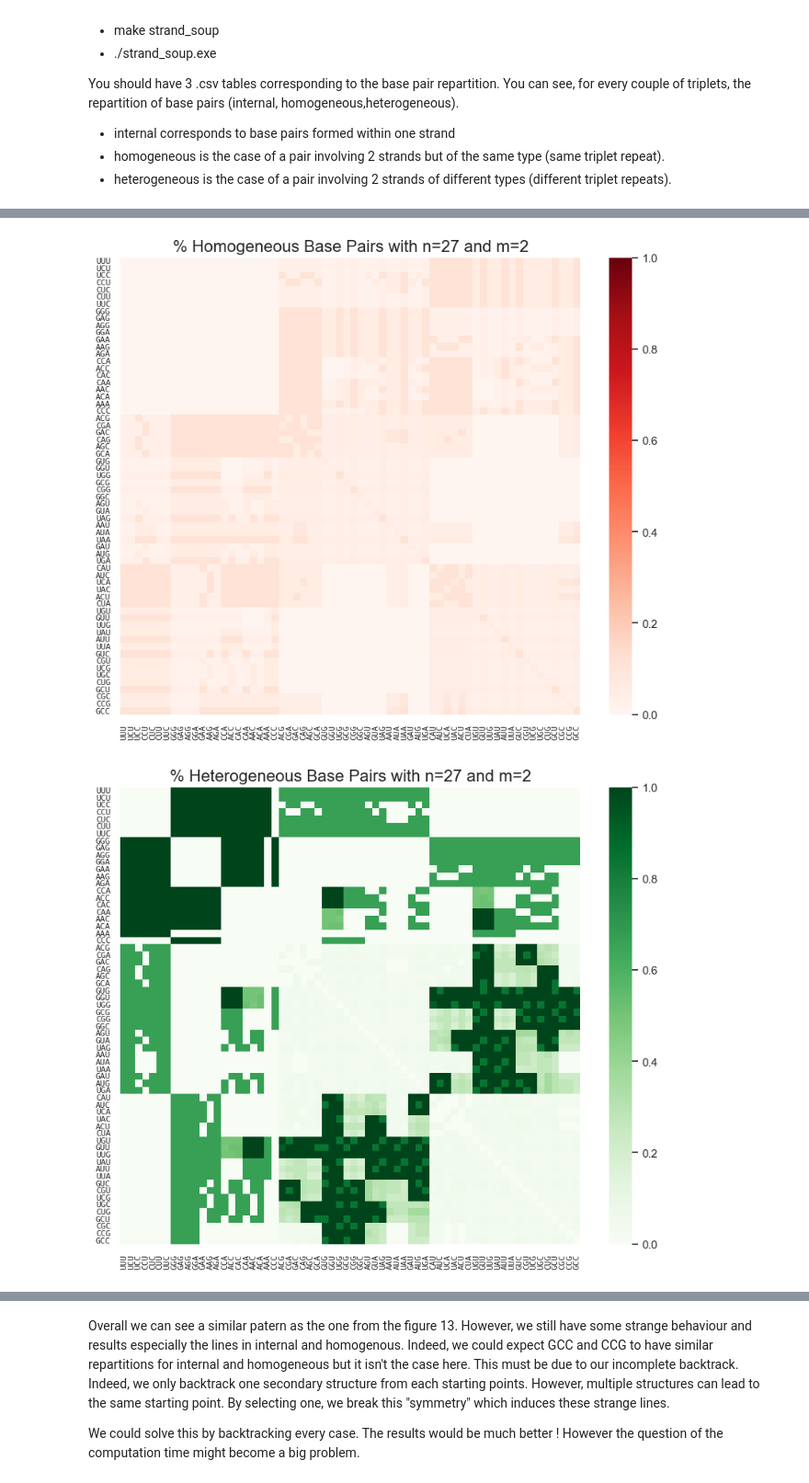
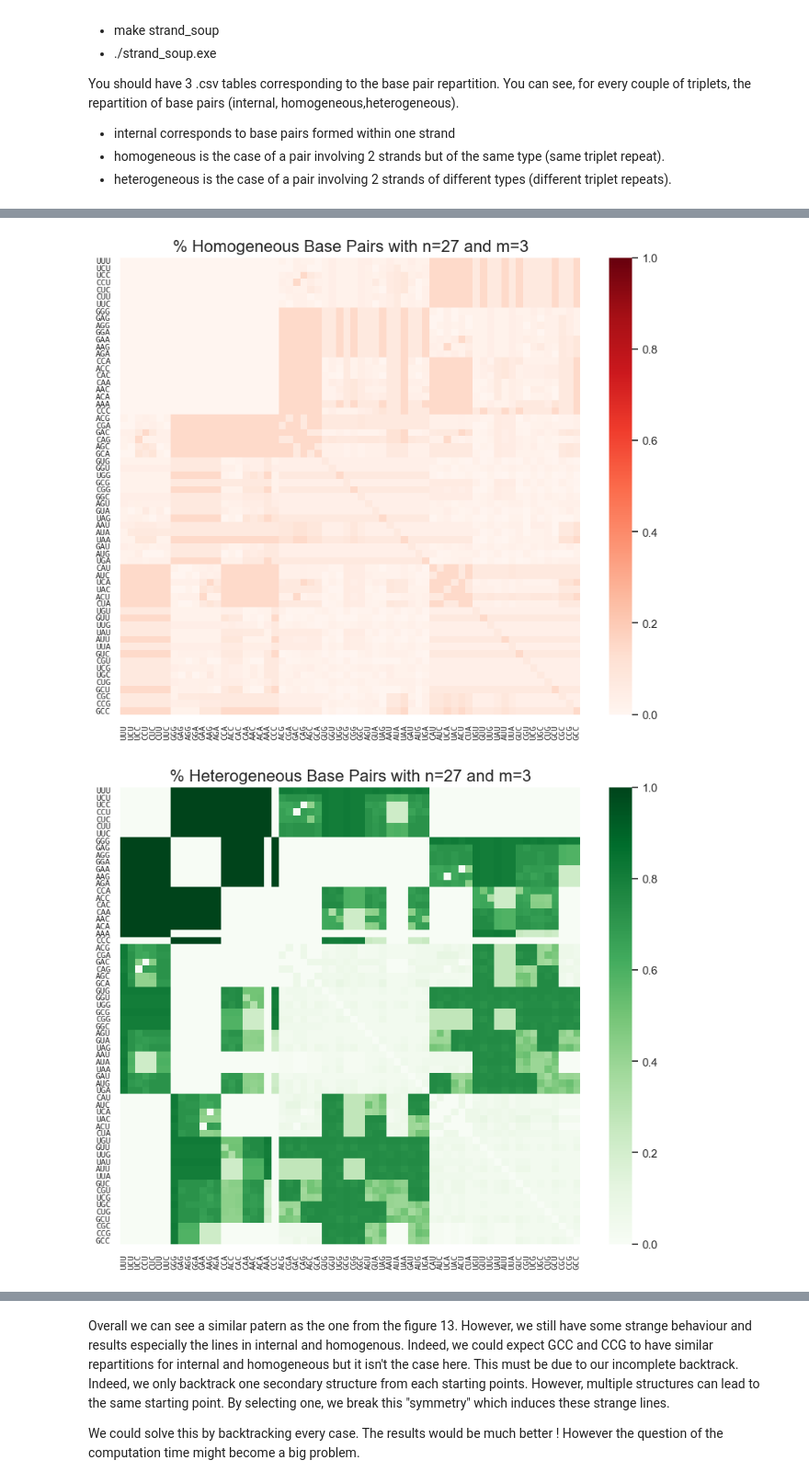
Before and after one commit to Mostafa-Elraies/rna_multistrands_full, a Jupyter notebook: results/Draw_matrices.ipynb, the cells around one changed output, grey strips where cells are left out. Shown at 92% size. Cells and saved outputs as stored; diff of their text form; code cells hidden in the pictures.

```diff
--- a/results/Draw_matrices.ipynb
+++ b/results/Draw_matrices.ipynb
@@ -19,9 +19,9 @@ import matplotlib.pyplot as plt
 # Load the data from CSV files
 # The CSV files should be in the same directory as this script
 # You can change the file names as needed
-internal_data = pd.read_csv('internal_n=27_m=2.csv', index_col=0)
-homogeneous_data = pd.read_csv('homogeneous_n=27_m=2.csv', index_col=0)
-heterogeneous_data = pd.read_csv('heterogeneous_n=27_m=2.csv', index_col=0)
+internal_data = pd.read_csv('internal_n=27_m=3.csv', index_col=0)
+homogeneous_data = pd.read_csv('homogeneous_n=27_m=3.csv', index_col=0)
+heterogeneous_data = pd.read_csv('heterogeneous_n=27_m=3.csv', index_col=0)
 # %%
 # Here we are reordering the rows and columns of the dataframes to match the order of the figure 13 of the paper
 custom_order = [
@@ -56,11 +56,11 @@ def plot_heatmap(data, title, cmap="YlGnBu", label_font_size=8):
     plt.show()
 
 # Plot the heatmap for internal base pairing
-plot_heatmap(internal_data, "% Internal Base Pairs with n=27 and m=2", cmap="Blues")
+plot_heatmap(internal_data, "% Internal Base Pairs with n=27 and m=3", cmap="Blues")
 
 # Plot the heatmap for homogeneous base pairing
-plot_heatmap(homogeneous_data, "% Homogeneous Base Pairs with n=27 and m=2", cmap="Reds")
+plot_heatmap(homogeneous_data, "% Homogeneous Base Pairs with n=27 and m=3", cmap="Reds")
 
 # Plot the heatmap for heterogeneous base pairing
-plot_heatmap(heterogeneous_data, "% Heterogeneous Base Pairs with n=27 and m=2", cmap="Greens")
+plot_heatmap(heterogeneous_data, "% Heterogeneous Base Pairs with n=27 and m=3", cmap="Greens")
 # %% [output]
@@ -68,5 +68,5 @@ plot_heatmap(heterogeneous_data, "% Heterogeneous Base Pairs with n=27 and m=2",
 [figure]
-[figure, old version]
+[figure, new version]
 # %%
 # Load the data from CSV files
 # The CSV files should be in the same directory as this script
```
Also changed, not shown: parts of 1 cell of this notebook, 6 other files.
